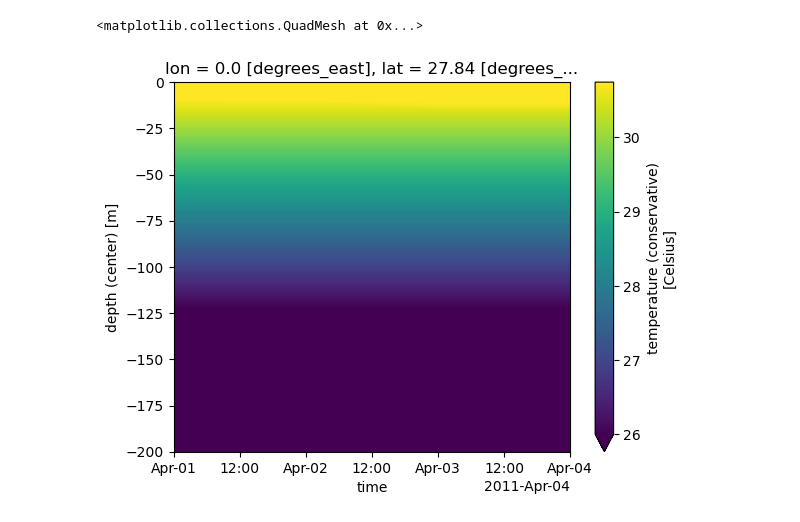
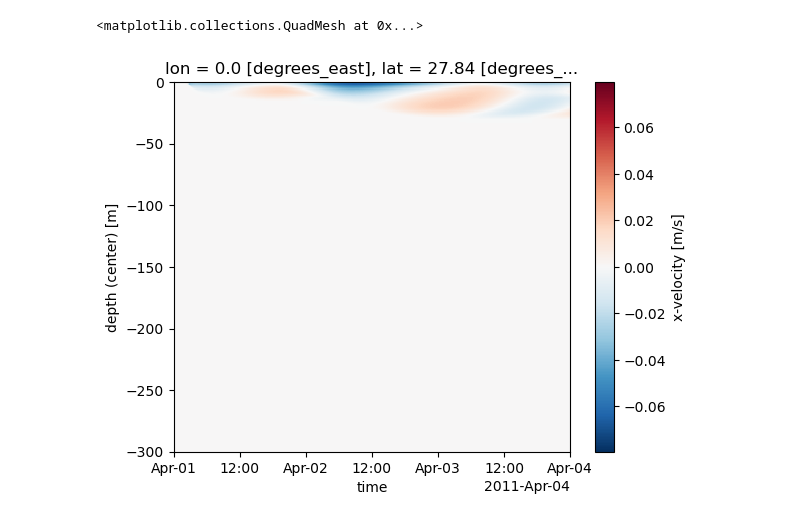
Before and after one commit to mrozowskamartaa/MOM6_SCM_Hurr, a Jupyter notebook: analysis/compare_with_GOTM/GOTM_analysis.ipynb, the cells around one changed output. Cells and saved outputs as stored; diff of their text form; code cells hidden in the pictures.

```diff
--- a/analysis/compare_with_GOTM/GOTM_analysis.ipynb
+++ b/analysis/compare_with_GOTM/GOTM_analysis.ipynb
@@ -4,7 +4,7 @@ import xarray as xr
 ds = xr.open_dataset('/gpfs/f5/gfdl_o/scratch/Marta.Mrozowska/hurricane_LES/MOM6_SCM_Hurr/analysis/compare_with_GOTM/cases/001.nc')
 ds = ds.isel(lat=0,lon=0)
 # %%
-ds.temp.T.plot(vmin=26)
+ds.u.T.plot()
 # %% [output]
 <matplotlib.collections.QuadMesh at 0x...>
-[figure, old version]
+[figure, new version]
```
Also changed, not shown: 3 other files.
